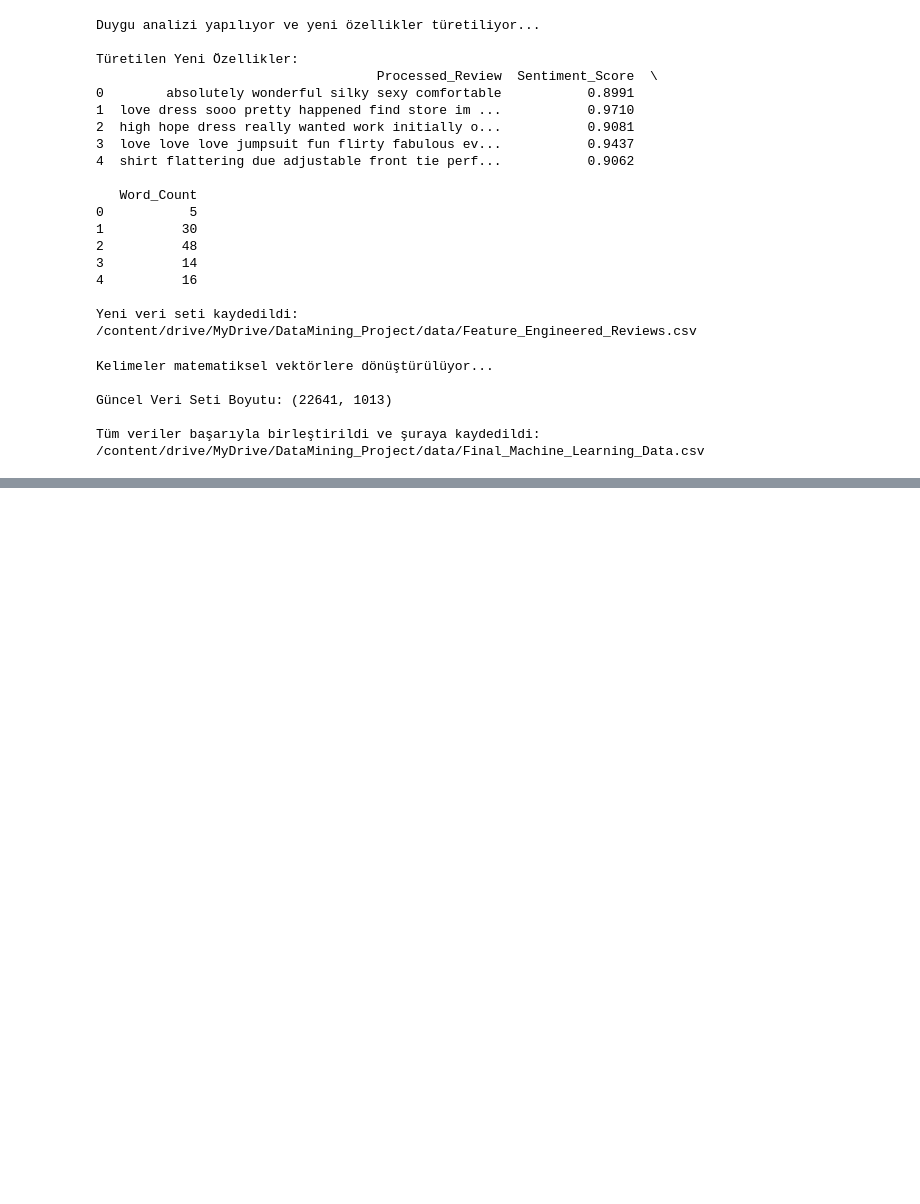
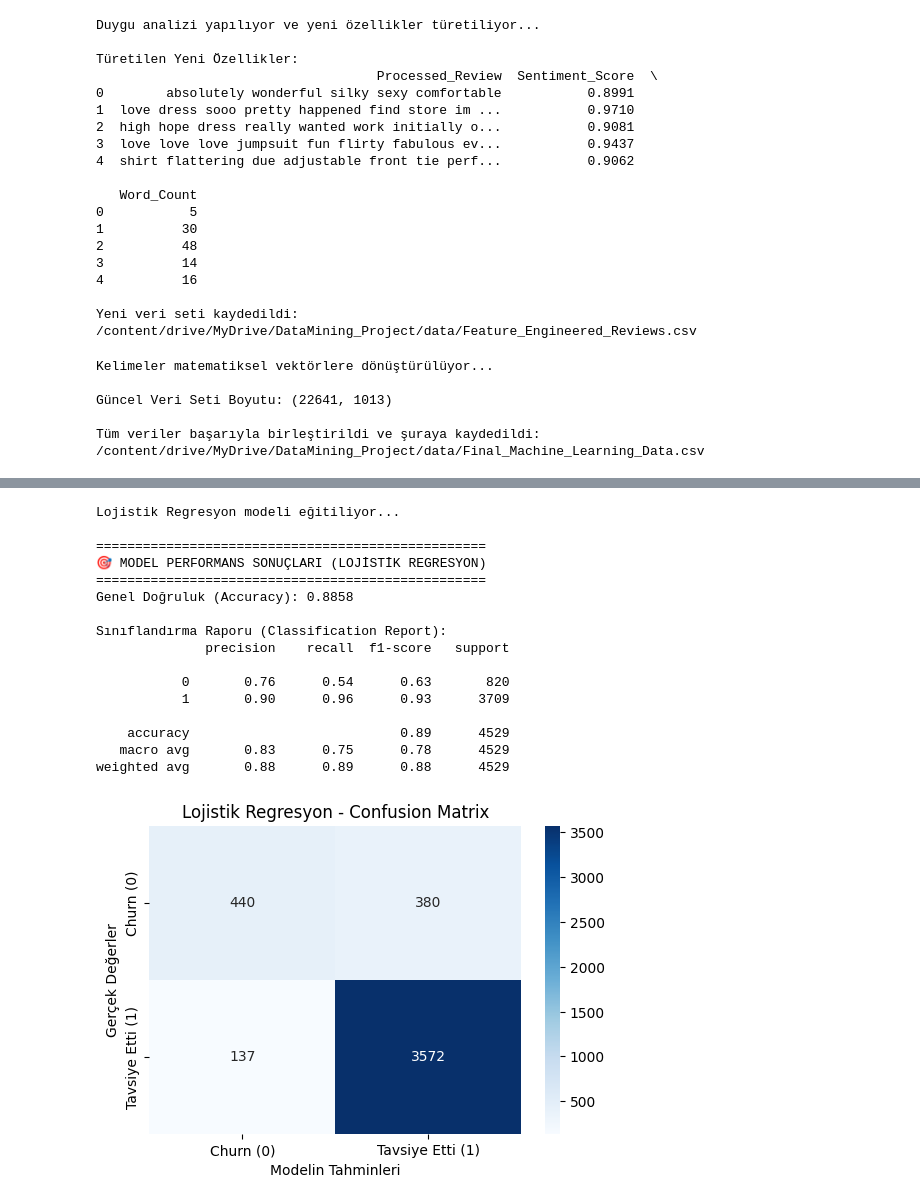
Before and after one commit to saglam-emir/E-commerce-Customer-Behavior, a Jupyter notebook: notebooks/Data_Mining.ipynb, the cells around one changed output, grey strips where cells are left out. Saved outputs shown, nothing was run; the diff lists cells and outputs as text; code cells hidden in the pictures; blank space fills up the shorter version.

```diff
--- a/notebooks/Data_Mining.ipynb
+++ b/notebooks/Data_Mining.ipynb
@@ -180,0 +217,50 @@ Tüm veriler başarıyla birleştirildi ve şuraya kaydedildi: /content/drive/My
+# %%
+from sklearn.linear_model import LogisticRegression
+from sklearn.metrics import accuracy_score, classification_report, confusion_matrix
+import seaborn as sns
+import matplotlib.pyplot as plt
+
+print("Lojistik Regresyon modeli eğitiliyor...")
+
+# Model eğitimi
+log_reg = LogisticRegression(max_iter=1000, random_state=42)
+log_reg.fit(X_train, y_train)
+
+y_pred = log_reg.predict(X_test)
+
+# Metrikler
+print("\n" + "="*50)
+print("🎯 MODEL PERFORMANS SONUÇLARI (LOJİSTİK REGRESYON)")
+print("="*50)
+
+accuracy = accuracy_score(y_test, y_pred)
+print(f"Genel Doğruluk (Accuracy): {accuracy:.4f}\n")
+
+print("Sınıflandırma Raporu (Classification Report):")
+print(classification_report(y_test, y_pred))
+
+plt.figure(figsize=(6, 4))
+cm = confusion_matrix(y_test, y_pred)
+sns.heatmap(cm, annot=True, fmt='d', cmap='Blues', xticklabels=['Churn (0)', 'Tavsiye Etti (1)'], yticklabels=['Churn (0)', 'Tavsiye Etti (1)'])
+plt.title('Lojistik Regresyon - Confusion Matrix')
+plt.ylabel('Gerçek Değerler')
+plt.xlabel('Modelin Tahminleri')
+plt.show()
+# %% [output]
+Lojistik Regresyon modeli eğitiliyor...
+
+==================================================
+🎯 MODEL PERFORMANS SONUÇLARI (LOJİSTİK REGRESYON)
+==================================================
+Genel Doğruluk (Accuracy): 0.8858
+
+Sınıflandırma Raporu (Classification Report):
+              precision    recall  f1-score   support
+
+           0       0.76      0.54      0.63       820
+           1       0.90      0.96      0.93      3709
+
+    accuracy                           0.89      4529
+   macro avg       0.83      0.75      0.78      4529
+weighted avg       0.88      0.89      0.88      4529
+[figure, added]
```
Also changed, not shown: parts of 5 cells of this notebook.
